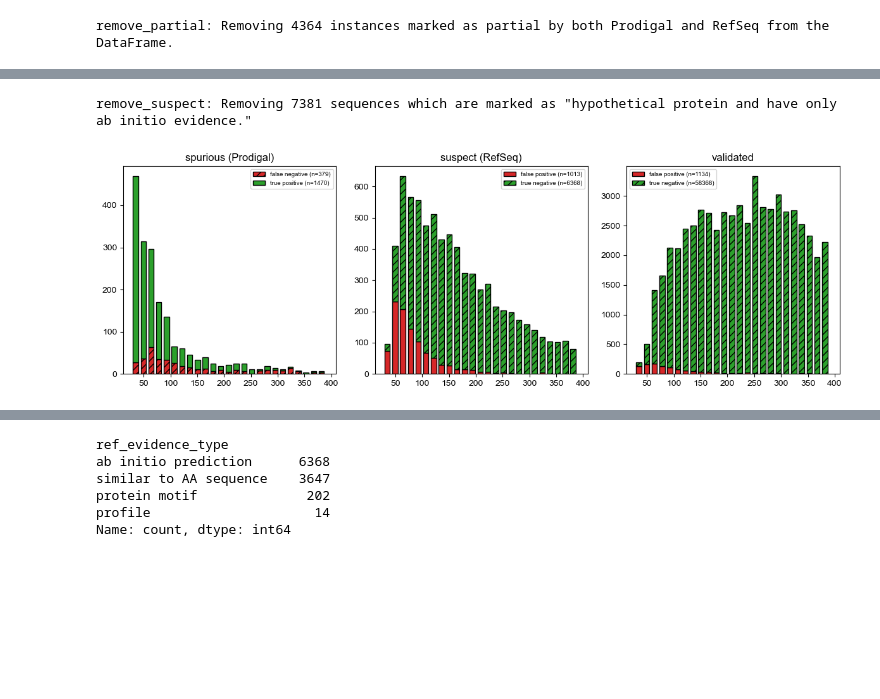
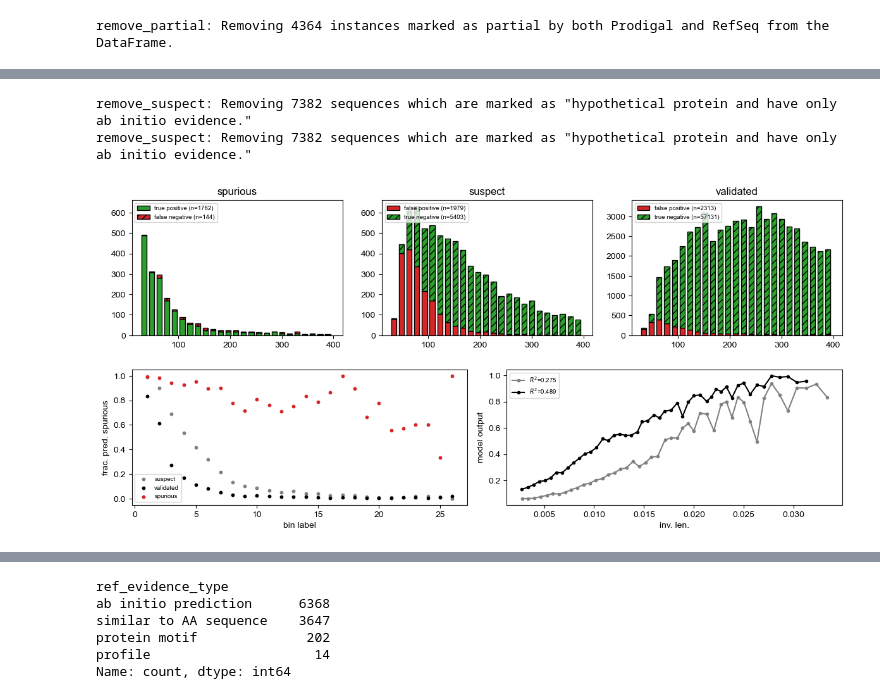
Before and after one commit to pipparichter/frugal, a Jupyter notebook: notebooks/filter.ipynb, the cells around one changed output, grey strips where cells are left out. Cells and saved outputs as stored; diff of their text form; code cells hidden in the pictures; blank space fills up the shorter version.

Commit message:
rethinking the datasets

```diff
--- a/notebooks/filter.ipynb
+++ b/notebooks/filter.ipynb
@@ -31,8 +27,0 @@ The autoreload extension is already loaded. To reload it, use:
-# %%
-def get_lengths(df:pd.DataFrame, ref:bool=True, max_length:int=None):
-    start_col, stop_col = ('ref_' if ref else '') +'start', ('ref_' if ref else '') + 'stop'
-    lengths = df[stop_col] - df[start_col]
-    lengths = lengths // 3 + 1 # Convert to amino acid units.
-    if max_length is not None:
-        lengths = lengths[lengths < max_length]
-    return lengths
@@ -42,6 +71,6 @@ ref_out_df = remove_partial(ref_out_df)
 
 genome_metadata_df = load_genome_metadata()
 
-pred_out_df = load_pred_out('../data/predict.out/filter_dataset_test.predict.csv', model_name='filter_balance_classes_and_lengths', ref_out_df=ref_out_df)
+pred_out_df = load_pred_out('../data/predict.out/filter_dataset_test.predict.csv', model_name='filter_e1', ref_out_df=ref_out_df)
 # %% [output]
 remove_partial: Removing 4364 instances marked as partial by both Prodigal and RefSeq from the DataFrame.
@@ -102,33 +152,60 @@ train_dataset_df, test_dataset_df = train_test_split(dataset_df, test_size=0.2,
 # %%
 def figure_2(pred_out_df:pd.DataFrame, path:str=None):
 
-    pred_out_0_df = pred_out_df[pred_out_df.label == 0] # Only look at the sequences which have a hit in the reference.
-    pred_out_1_df = pred_out_df[pred_out_df.label == 1] # Only look at the sequences which have a hit in the reference.
+    pred_out_df.confusion_matrix = pd.Categorical(pred_out_df.confusion_matrix, ['true positive', 'false negative', 'false positive', 'true negative'], ordered=True)
+    pred_out_df['length'] = get_lengths(pred_out_df, ref=False)
+    pred_out_df['inverse_length'] = 1 / pred_out_df.length
+    pred_out_0_df = pred_out_df[pred_out_df.label == 0].copy() # Only look at the sequences which have a hit in the reference.
+    pred_out_1_df = pred_out_df[pred_out_df.label == 1].copy() # Only look at the sequences which have a hit in the reference.
 
-    fig, axes = plt.subplots(figsize=(12, 4), ncols=3, layout='tight')
+    fig = plt.figure(figsize=(12, 8), layout='tight')
+    grid = GridSpec(nrows=3, ncols=6, figure=fig)
+
+    ax_a = fig.add_subplot(grid[0, 0:2])
+    ax_b = fig.add_subplot(grid[0, 2:4], sharey=ax_a)
+    ax_c = fig.add_subplot(grid[0, 4:6])
+    ax_d = fig.add_subplot(grid[1, 0:3])
+    ax_e = fig.add_subplot(grid[1, 3:6])
+
+    data = dict()
+    data['suspect'] = get_suspect(pred_out_0_df)
+    data['validated'] = remove_suspect(pred_out_0_df)
+    data['spurious'] = pred_out_1_df
 
     bins = 25
-    for ax, df in zip(axes, [pred_out_1_df, get_suspect(pred_out_0_df), remove_suspect(pred_out_0_df)]):
-        lengths = list()
-        for confusion_matrix, df_ in df.groupby('confusion_matrix', sort=True):
-            lengths += [get_lengths(df_, ref=False)]
+    for ax, label in zip([ax_a, ax_b, ax_c], ['spurious', 'suspect', 'validated']):
+        df = data[label]
+        lengths = [df_.length for _, df_ in df.groupby('confusion_matrix', sort=True, observed=True)]
+        _, bins, _ = ax.hist(lengths, stacked=True, bins=bins, width=10, label=df.confusion_matrix.sort_values().unique())
+        apply_patch_settings(ax)
+        ax.legend(labels=[f'{label} (n={(df.confusion_matrix == label).sum()})' for label in df.confusion_matrix.sort_values().unique()], fontsize='x-small', loc='upper left')
+        ax.set_title(label)
 
-        labels = sorted(df.confusion_matrix.unique())
-        _, bins, _ = ax.hist(lengths, stacked=True, bins=bins, width=10, label=sorted(df.confusion_matrix.unique()))
-        apply_patch_settings(ax)
-        ax.legend(labels=[f'{label} (n={(df.confusion_matrix == label).sum()})' for label in labels], fontsize='x-small')
+    ax_d_colors = {'suspect':'gray', 'validated':'black', 'spurious':'tab:red'}
+    for label, df in data.items():
+        df['bin_label'] = np.digitize(df.length, bins=bins)
+        frac_1_per_bin = df.groupby('bin_label', sort=True).apply(lambda df : (df.model_label == 1).sum() / len(df), include_groups=False)
+        ax_d.scatter(df.bin_label.sort_values().unique(), frac_1_per_bin, s=10, color=ax_d_colors[label], label=label)
+    ax_d.legend(fontsize='x-small')
+    ax_d.set_xlabel('bin label')
+    ax_d.set_ylabel('frac. pred. spurious')
 
-    axes[0].set_title('spurious (Prodigal)')
-    axes[1].set_title('suspect (RefSeq)')
-    axes[2].set_title('validated')
-
+    ax_e_data = {0:remove_suspect(pred_out_0_df), 1:get_suspect(pred_out_0_df)}
+    ax_e_colors = {0:'gray', 1:'black'}
+    for is_suspect, df in ax_e_data.items():
+        df_ = denoise(df, x_col='inverse_length', y_cols=['model_output_1'])
+        x, y, x_, y_ = df.inverse_length, df.model_output_1, df_.inverse_length, df_.model_output_1
+        r2, r2_ = correlation(x.values, y.values)[0], correlation(x_.values, y_.values)[0]
+        # ax_e.scatter(x, y, color=ax_e_colors[is_suspect], alpha=0.2, s=3, label='$R^2$=' + str(r2))
+        ax_e.plot(x_, y_, color=ax_e_colors[is_suspect], marker='o', markersize=3, label='$R^2$=' + str(r2))
+    ax_e.legend(fontsize='x-small')
+    ax_e.set_ylabel('model output')
+    ax_e.set_xlabel('inv. len.')
 
     plt.show()
 
 figure_2(pred_out_df)
-
-# My new theory is that some of the suspect sequences in the set of "negative" training errors are also not real proteins, and
-# there are enough of them that it's confusing the model.
 # %% [output]
-remove_suspect: Removing 7381 sequences which are marked as "hypothetical protein and have only ab initio evidence."
+remove_suspect: Removing 7382 sequences which are marked as "hypothetical protein and have only ab initio evidence."
+remove_suspect: Removing 7382 sequences which are marked as "hypothetical protein and have only ab initio evidence."
-[figure, old version]
+[figure, new version]
```
Also changed, not shown: parts of 13 cells of this notebook, 17 other files.
